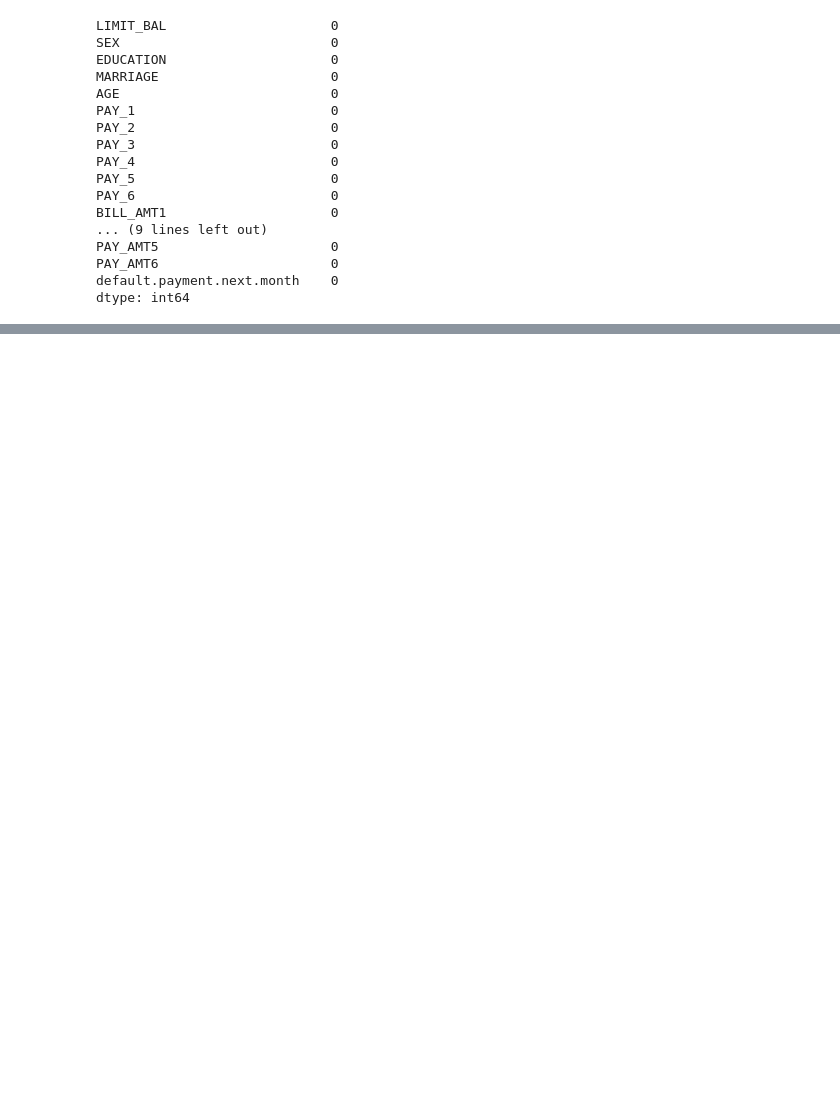
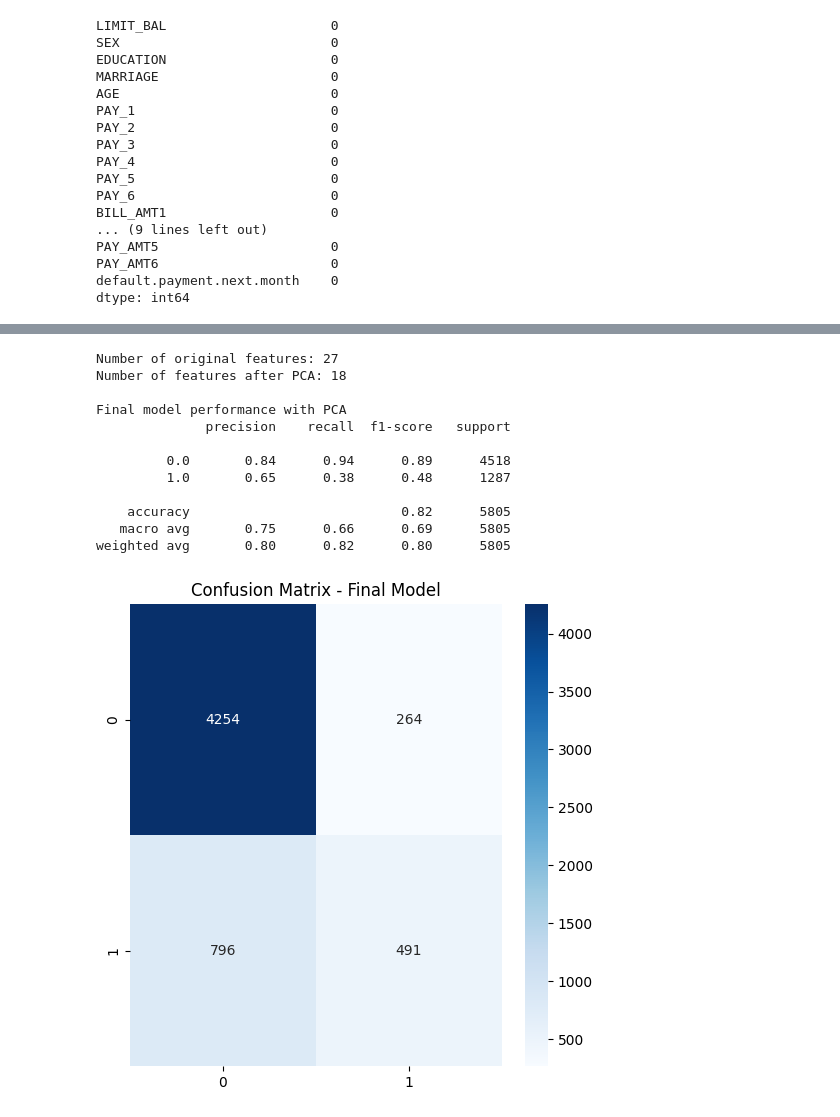
Before and after one commit to Gloreti03/Credit-score-project, a Jupyter notebook: Credit_Score_Project.ipynb, the cells around one changed output, grey strips where cells are left out. Saved outputs shown, nothing was run; the diff lists cells and outputs as text; code cells hidden in the pictures; blank space fills up the shorter version.

```diff
--- a/Credit_Score_Project.ipynb
+++ b/Credit_Score_Project.ipynb
@@ -191,0 +367,43 @@ Experiment with some of the dimensionality reduction techniques seen in class (e
+# %%
+# Standardizing the data
+scaler = StandardScaler()
+X_train_scaled = scaler.fit_transform(X_train)
+X_test_scaled = scaler.transform(X_test)
+
+# Performing PCA
+pca = PCA(n_components=0.95)
+X_train_pca = pca.fit_transform(X_train_scaled)
+X_test_pca = pca.transform(X_test_scaled)
+
+print(f"Number of original features: {X_train.shape[1]}")
+print(f"Number of features after PCA: {pca.n_components_}")
+
+# Fitting the final model on the PCA-transformed data
+rf_pca = grid_search.best_estimator_
+rf_pca.fit(X_train_pca, y_train)
+
+# Evaluation
+y_pred_pca = rf_pca.predict(X_test_pca)
+print("\nFinal model performance with PCA")
+print(classification_report(y_test, y_pred_pca))
+
+# Plotting the confusion matrix for the final model with PCA
+cm_final = confusion_matrix(y_test, y_pred_pca)
+fig, axes = plt.subplots(figsize=(6, 6))
+sns.heatmap(cm_final, annot=True, fmt='d', cmap='Blues')
+plt.title('Confusion Matrix - Final Model')
+plt.show()
+# %% [output]
+Number of original features: 27
+Number of features after PCA: 18
+
+Final model performance with PCA
+              precision    recall  f1-score   support
+
+         0.0       0.84      0.94      0.89      4518
+         1.0       0.65      0.38      0.48      1287
+
+    accuracy                           0.82      5805
+   macro avg       0.75      0.66      0.69      5805
+weighted avg       0.80      0.82      0.80      5805
+[figure, added]
```
Also changed, not shown: parts of 45 cells of this notebook.
